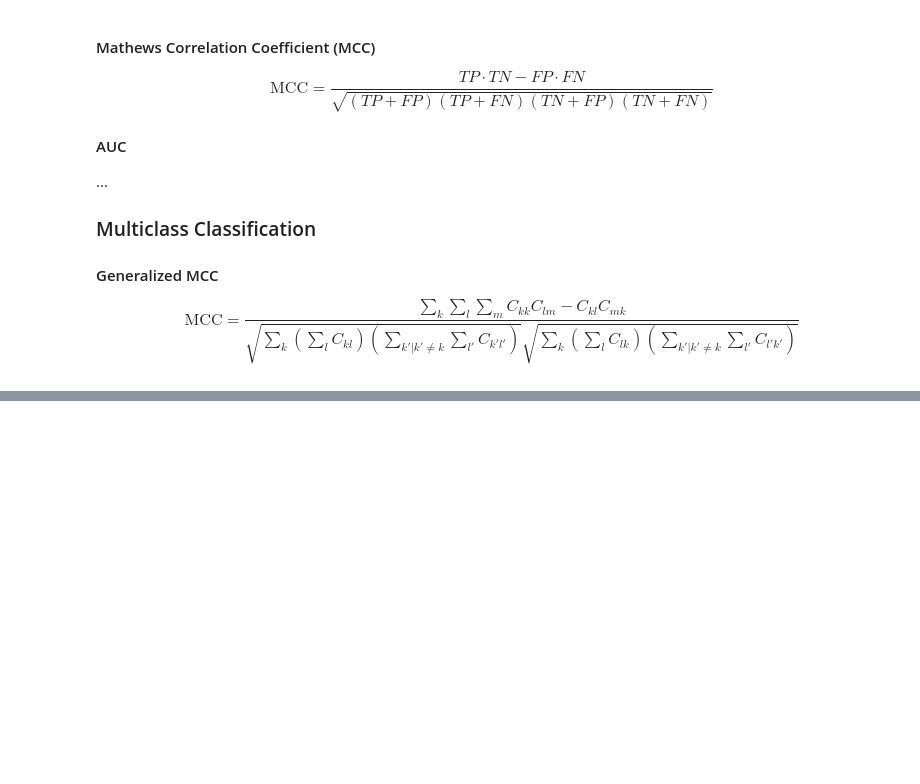
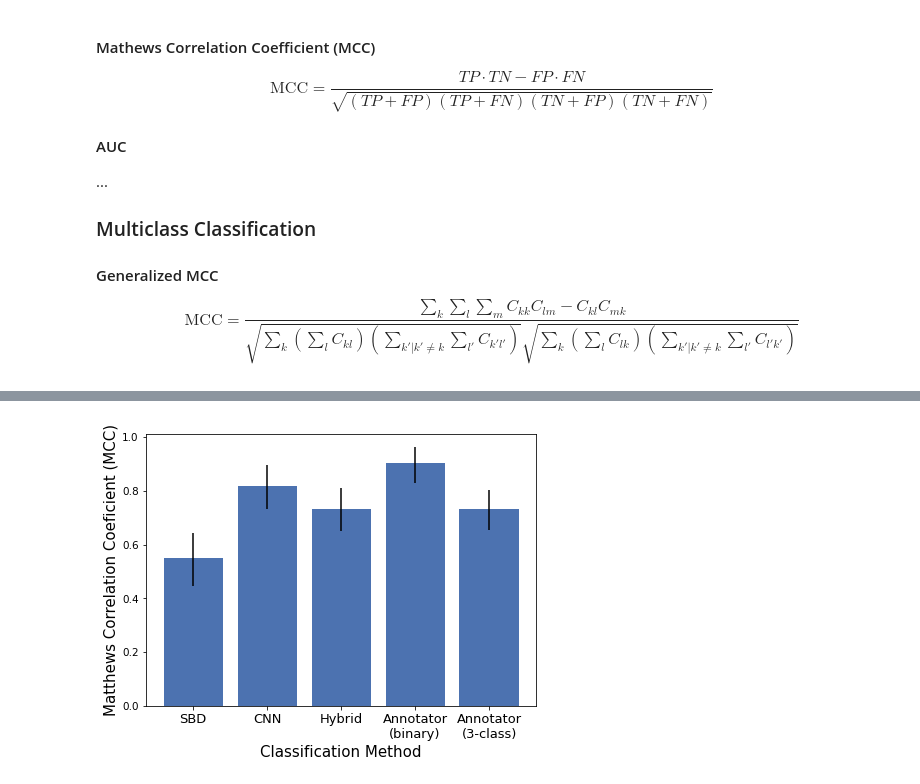
Before and after one commit to bhklab/DA-Detection, a Jupyter notebook: analysis/performance_assessment.ipynb, the cells around one changed output, grey strips where cells are left out. Saved outputs shown, nothing was run; the diff lists cells and outputs as text; code cells hidden in the pictures; blank space fills up the shorter version.

```diff
--- a/analysis/performance_assessment.ipynb
+++ b/analysis/performance_assessment.ipynb
@@ -94,15 +249,16 @@ sbd_results_path = os.path.join(model_output_dir, "SBD/binary_class.csv") # Sino
 cnn_results_path = os.path.join(model_output_dir, "CNN/binary_class.csv") # CNN-based DA detection
 
 # Make into DataFrames
-bhk_data = pd.read_csv(bhk_results_path, index_col="patient_id")
+bhk_data = pd.read_csv(sbd_results_path, index_col="patient_id")
 mat_data = pd.read_csv(cnn_results_path, index_col="patient_id")
 
 
 
 # PyRadiomic Feature and GTV-DA distance analysis
 # File locations
-labels_path = os.path.join(model_output_dir, "radcure_DA_labels.csv")
-double_labels_path = os.path.join(model_output_dir, "double_labels.csv")
+data_path = "../../data"
+labels_path = os.path.join(data_path, "radcure_DA_labels.csv")
+double_labels_path = os.path.join(data_path, "double_labels.csv")
 
 # Dental artifact labels (DAL)
 df_dal = pd.read_csv(labels_path, index_col="patient_id",
@@ -115,8 +271,8 @@ double_labels = pd.read_csv(double_labels_path, index_col="patient_id")
 
 
 """ SBD and Thresholding-based Location detection"""
-threshld_loc_preds = os.path.join(model_output_dir, "loc_preds.json")
-sinogram_loc_preds = os.path.join(model_output_dir, "bhk_preds.json")
+threshld_loc_preds = os.path.join(model_output_dir, "thresholding/loc_preds.json")
+sinogram_loc_preds = os.path.join(model_output_dir, "SBD/locations.json")
 import json
 with open(threshld_loc_preds) as json_file:
     thr_loc_data = json.load(json_file)
@@ -395,8 +651,13 @@ print("Number of weak", sum(test_data["DA_mag"] == 1))
 print("Number of none", sum(test_data["DA_mag"] == 0), "\n")
 
 print("MCC For 3-Class Classifier")
-three_class_mcc = matthews_corrcoef(test_data["DA_mag"], test_data["multi_pred"])
-print(three_class_mcc)
+three_class_mcc, mcc_3c_p = permutation_test(test_data["DA_mag"],
+                                   test_data["multi_pred"],
+                                   matthews_corrcoef)
+mcc_ci = bootstrap_ci(test_data["DA_mag"], test_data["multi_pred"], matthews_corrcoef)[1 : ]
+print(three_class_mcc, mcc_ci, mcc_3c_p)
 
 # Add 3 class MCC to metrics df
 metrics.loc["MCC", "3_class"] = three_class_mcc
+metrics.loc["MCC CI_l", "3_class"] = mcc_ci[0]
+metrics.loc["MCC CI_u", "3_class"] = mcc_ci[1]
@@ -403,24 +694,28 @@ metrics.loc["MCC", "3_class"] = three_class_mcc
 # %%
 
 import matplotlib as mpl
 # mpl.style.use('fast')
 # mpl.style.use("classic")
 
 
 plt.close('all')
 plt.rc('font', family='sans-serif', size=15)
 plt.rc('xtick', labelsize='x-small')
 plt.rc('ytick', labelsize='x-small')
-fig, ax = plt.subplots(figsize=[6, 4], facecolor="white")
+fig, ax = plt.subplots(figsize=[7, 5], facecolor="white")
 
-metrics.loc["MCC", :].plot.bar(color=["#59A14F", "#ECC539", "#AA6A99", "#519DBC", "#F08333"],
-                               ax=ax)
+# metrics.loc["MCC", :].plot.bar(color=["#59A14F", "#ECC539", "#AA6A99", "#519DBC", "#F08333"],
+#                                ax=ax)
+error_bars = metrics.loc[["MCC CI_l","MCC CI_u"], :] - metrics.loc["MCC", :]
+ax.bar([0, 1, 2, 3, 4], metrics.loc["MCC", :],  yerr=error_bars.abs().values)
 # metrics.loc["MCC", :].plot.bar()
 plt.ylabel("Matthews Correlation Coeficient (MCC)", fontsize=15)
 plt.xlabel("Classification Method", fontsize=15)
 plt.xticks([0, 1, 2, 3, 4],
-           ["SBD", "CNN", "Hybrid", "Annotator\n(binary)", "Annotator\n(3-class)"])
+           ["SBD", "CNN", "Hybrid", "Annotator\n(binary)", "Annotator\n(3-class)"], fontsize=13)
 plt.show()
+# %% [output]
+[figure, added]
 # %%
 """ Create other contingency tables"""
 # Labeller agreement
```
Also changed, not shown: parts of 17 cells of this notebook, 4 other files.
